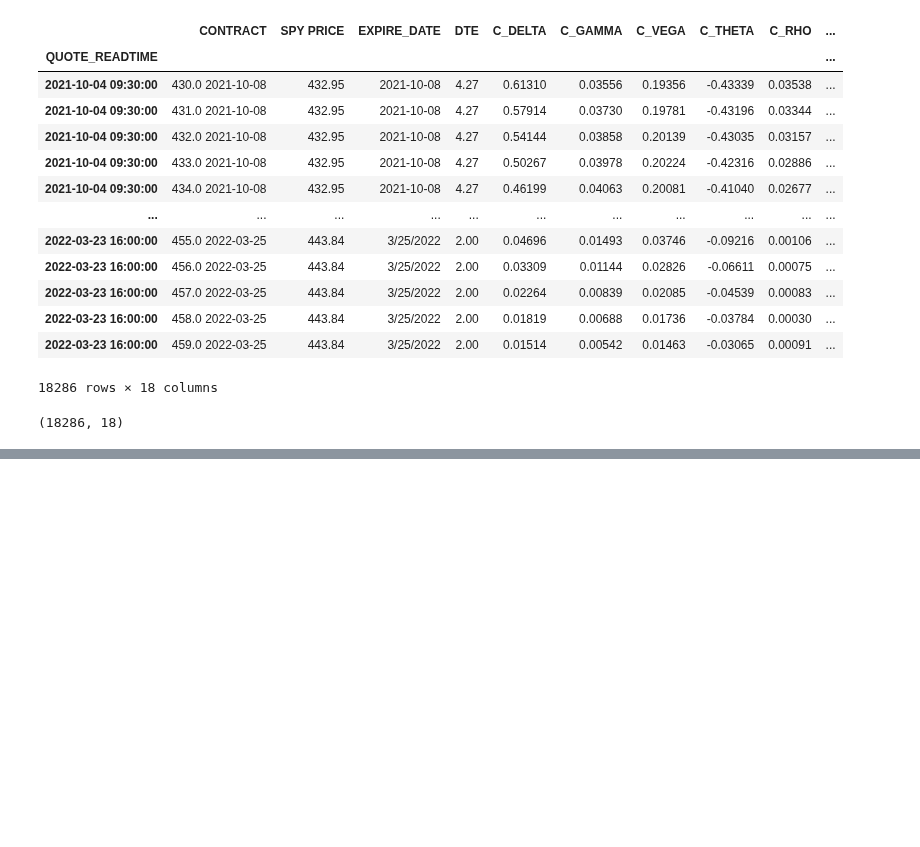
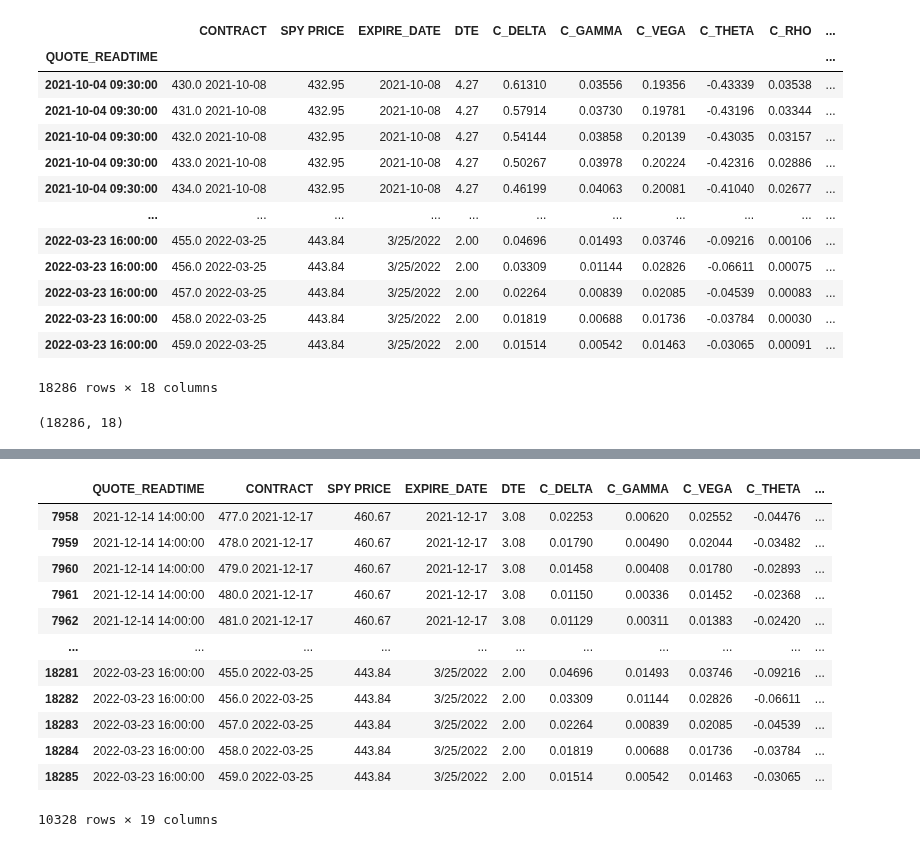
Before and after one commit to aarch23/OptYx, a Jupyter notebook: SPY2021V2.ipynb, the cells around one changed output, grey strips where cells are left out. Saved outputs shown, nothing was run; the diff lists cells and outputs as text; code cells hidden in the pictures; blank space fills up the shorter version.

```diff
--- a/SPY2021V2.ipynb
+++ b/SPY2021V2.ipynb
@@ -302,0 +363,17 @@ q4_21_q1_22.to_csv("./Resources/q4_21_q1_22.csv", index=True)
+# %%
+train2 = df.iloc[7958:]
+train2
+# %% [output]
+|  | QUOTE_READTIME | CONTRACT | SPY PRICE | EXPIRE_DATE | DTE | C_DELTA | C_GAMMA | C_VEGA | C_THETA | ... |
+| 7958 | 2021-12-14 14:00:00 | 477.0 2021-12-17 | 460.67 | 2021-12-17 | 3.08 | 0.02253 | 0.00620 | 0.02552 | -0.04476 | ... |
+| 7959 | 2021-12-14 14:00:00 | 478.0 2021-12-17 | 460.67 | 2021-12-17 | 3.08 | 0.01790 | 0.00490 | 0.02044 | -0.03482 | ... |
+| 7960 | 2021-12-14 14:00:00 | 479.0 2021-12-17 | 460.67 | 2021-12-17 | 3.08 | 0.01458 | 0.00408 | 0.01780 | -0.02893 | ... |
+| 7961 | 2021-12-14 14:00:00 | 480.0 2021-12-17 | 460.67 | 2021-12-17 | 3.08 | 0.01150 | 0.00336 | 0.01452 | -0.02368 | ... |
+| 7962 | 2021-12-14 14:00:00 | 481.0 2021-12-17 | 460.67 | 2021-12-17 | 3.08 | 0.01129 | 0.00311 | 0.01383 | -0.02420 | ... |
+| ... | ... | ... | ... | ... | ... | ... | ... | ... | ... | ... |
+| 18281 | 2022-03-23 16:00:00 | 455.0 2022-03-25 | 443.84 | 3/25/2022 | 2.00 | 0.04696 | 0.01493 | 0.03746 | -0.09216 | ... |
+| 18282 | 2022-03-23 16:00:00 | 456.0 2022-03-25 | 443.84 | 3/25/2022 | 2.00 | 0.03309 | 0.01144 | 0.02826 | -0.06611 | ... |
+| 18283 | 2022-03-23 16:00:00 | 457.0 2022-03-25 | 443.84 | 3/25/2022 | 2.00 | 0.02264 | 0.00839 | 0.02085 | -0.04539 | ... |
+| 18284 | 2022-03-23 16:00:00 | 458.0 2022-03-25 | 443.84 | 3/25/2022 | 2.00 | 0.01819 | 0.00688 | 0.01736 | -0.03784 | ... |
+| 18285 | 2022-03-23 16:00:00 | 459.0 2022-03-25 | 443.84 | 3/25/2022 | 2.00 | 0.01514 | 0.00542 | 0.01463 | -0.03065 | ... |
+10328 rows × 19 columns
```
Also changed, not shown: parts of 13 cells of this notebook.
